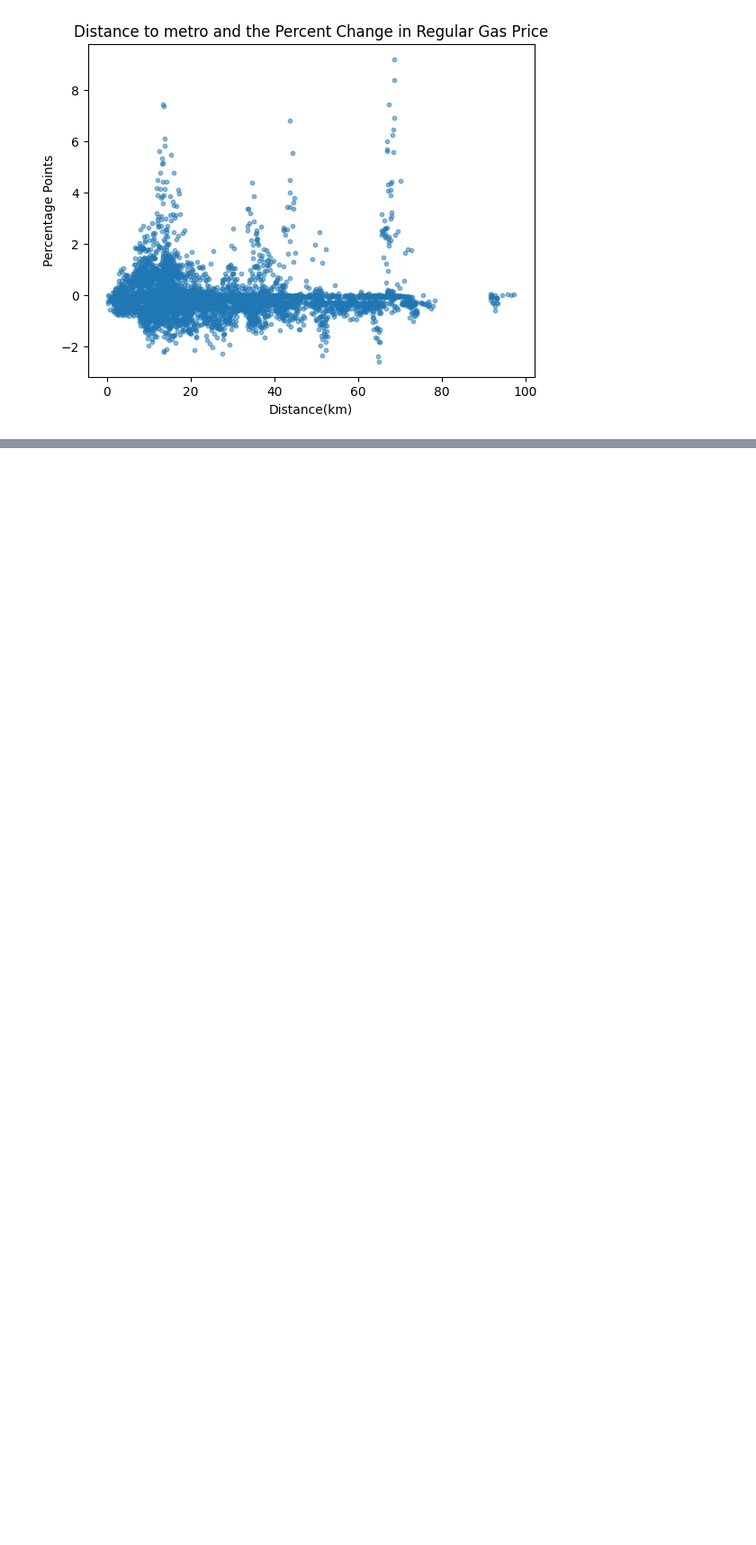
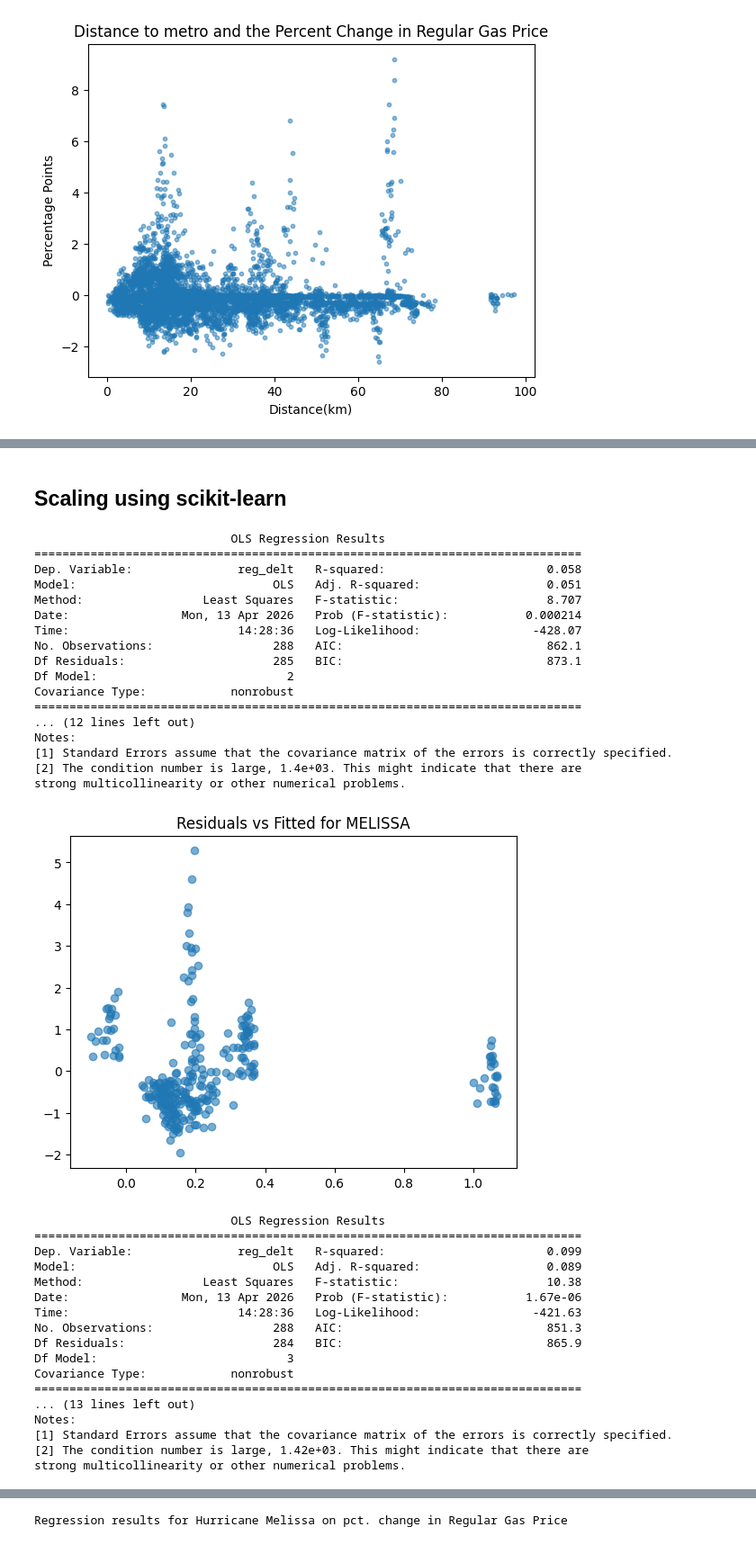
Before and after one commit to sofieappel/HurricanesAndGasPrices, a Jupyter notebook: reg.ipynb, the cells around one changed output, grey strips where cells are left out. Shown at 90% size. Drawn from its saved outputs; the diff is of its cells as text; code cells hidden in the pictures; blank space fills up the shorter version.

Commit message:
regression cleaning

```diff
--- a/reg.ipynb
+++ b/reg.ipynb
@@ -424,0 +447,76 @@ test_r2                 -0.011323
+# %% [markdown]
+## Scaling using scikit-learn
+# %%
+from sklearn.preprocessing import StandardScaler
+
+scaler = StandardScaler()
+
+cols = ["distance", "usa_wind", "storm_speed"]
+
+scaled_values = scaler.fit_transform(df[cols])
+
+df[[c + "_z" for c in cols]] = scaled_values # didnt want to overwrigt
+# %%
+melissa_model1, melissa2 = storm_ols(
+    df = df,
+    storm_name = 'MELISSA',
+    outcome = "reg_delt",
+    regressors = ["distance_z", "dist2land"],
+    diagnostic=True
+)
+
+melissa_model2, melissa2 = storm_ols(
+    df = df,
+    storm_name = 'MELISSA',
+    outcome = "reg_delt",
+    regressors = ["distance_z", "dist2land", "usa_wind_z"],
+    diagnostic=True
+)
+
+melissa_model3, melissa3 = storm_ols(
+    df = df,
+    storm_name = 'MELISSA',
+    outcome = "reg_delt",
+    regressors = ["distance_z", "dist2land", "usa_wind_z", "storm_speed"],
+    diagnostic=True
+)
+
+stargazer = Stargazer([melissa_model1, melissa_model2, melissa_model3])
+stargazer.title("Regression results for Hurricane Melissa on pct. change in Regular Gas Price")
+HTML(stargazer.render_html())
+# %% [output]
+                            OLS Regression Results
+==============================================================================
+Dep. Variable:               reg_delt   R-squared:                       0.058
+Model:                            OLS   Adj. R-squared:                  0.051
+Method:                 Least Squares   F-statistic:                     8.707
+Date:                Mon, 13 Apr 2026   Prob (F-statistic):           0.000214
+Time:                        14:28:36   Log-Likelihood:                -428.07
+No. Observations:                 288   AIC:                             862.1
+Df Residuals:                     285   BIC:                             873.1
+Df Model:                           2
+Covariance Type:            nonrobust
+==============================================================================
+... (12 lines left out)
+Notes:
+[1] Standard Errors assume that the covariance matrix of the errors is correctly specified.
+[2] The condition number is large, 1.4e+03. This might indicate that there are
+strong multicollinearity or other numerical problems.
+[figure, added]
+                            OLS Regression Results
+==============================================================================
+Dep. Variable:               reg_delt   R-squared:                       0.099
+Model:                            OLS   Adj. R-squared:                  0.089
+Method:                 Least Squares   F-statistic:                     10.38
+Date:                Mon, 13 Apr 2026   Prob (F-statistic):           1.67e-06
+Time:                        14:28:36   Log-Likelihood:                -421.63
+No. Observations:                 288   AIC:                             851.3
+Df Residuals:                     284   BIC:                             865.9
+Df Model:                           3
+Covariance Type:            nonrobust
+==============================================================================
+... (13 lines left out)
+Notes:
+[1] Standard Errors assume that the covariance matrix of the errors is correctly specified.
+[2] The condition number is large, 1.42e+03. This might indicate that there are
+strong multicollinearity or other numerical problems.
@@ -424,0 +542 @@ test_r2                 -0.011323
+Regression results for Hurricane Melissa on pct. change in Regular Gas Price
```
Also changed, not shown: parts of 16 cells of this notebook, 2 other files.
